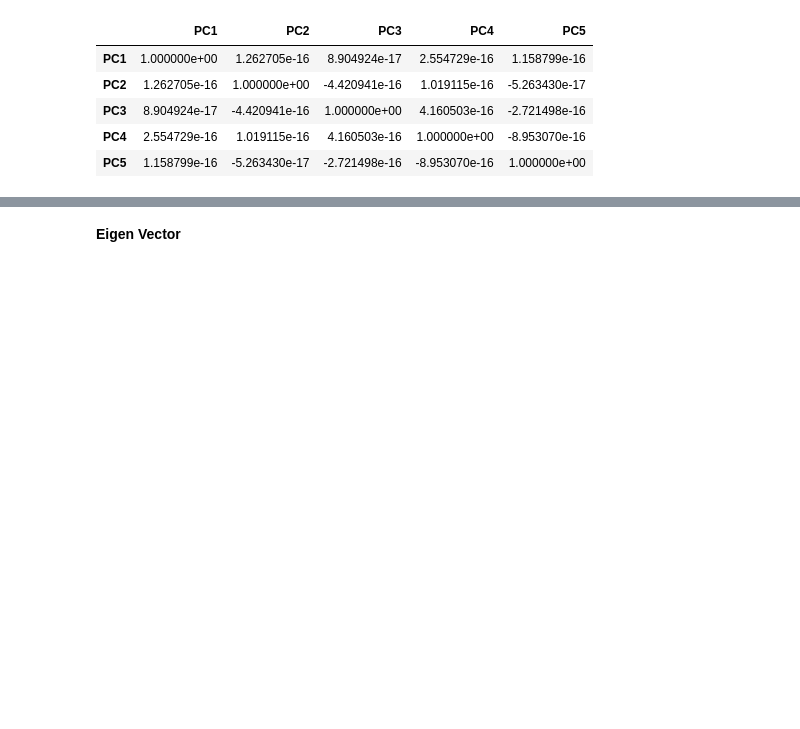
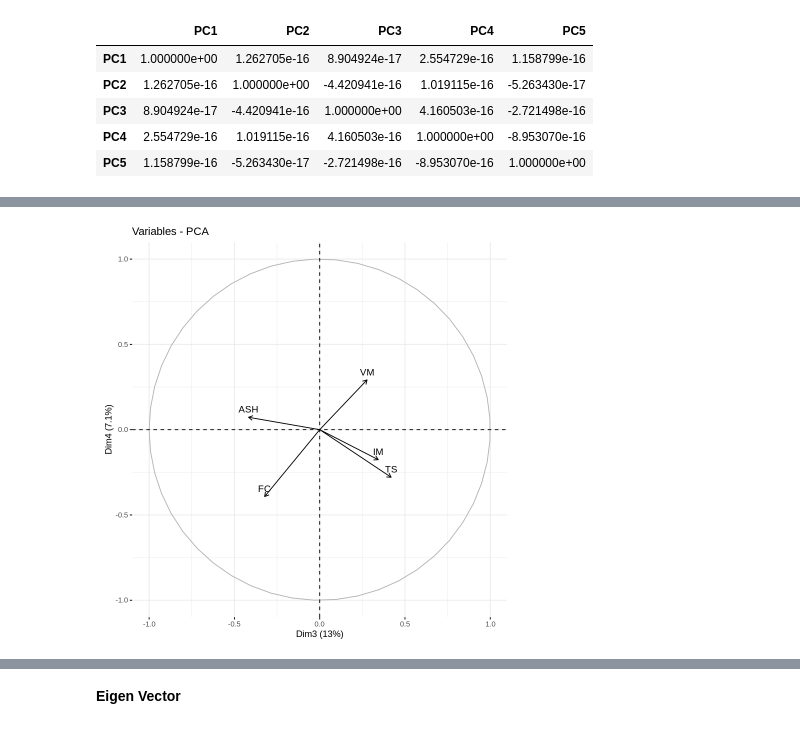
Before and after one commit to JuzmaFR/Analisis-Regresi-Catatan-Kuliah, a Jupyter notebook: Analisis Regresi.ipynb, the cells around one changed output, grey strips where cells are left out. Drawn from its saved outputs; the diff is of its cells as text; code cells hidden in the pictures; blank space fills up the shorter version.

```diff
--- a/Analisis Regresi.ipynb
+++ b/Analisis Regresi.ipynb
@@ -408,0 +452,4 @@ A matrix: 5 × 5 of type dbl
+# %%
+fviz_pca_var(pm.pca1,axes = c(3, 4))
+# %% [output]
+[figure, added]
```
Also changed, not shown: parts of 16 cells of this notebook.
